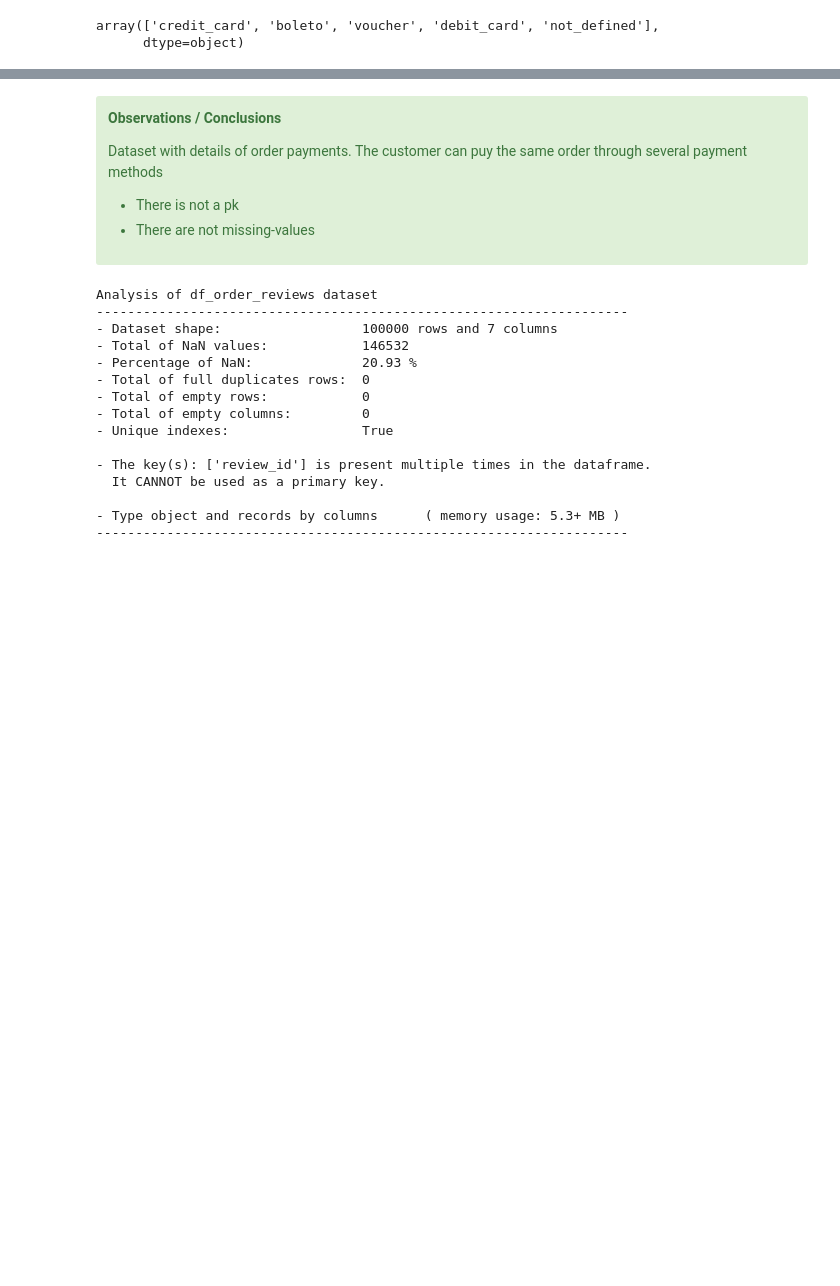
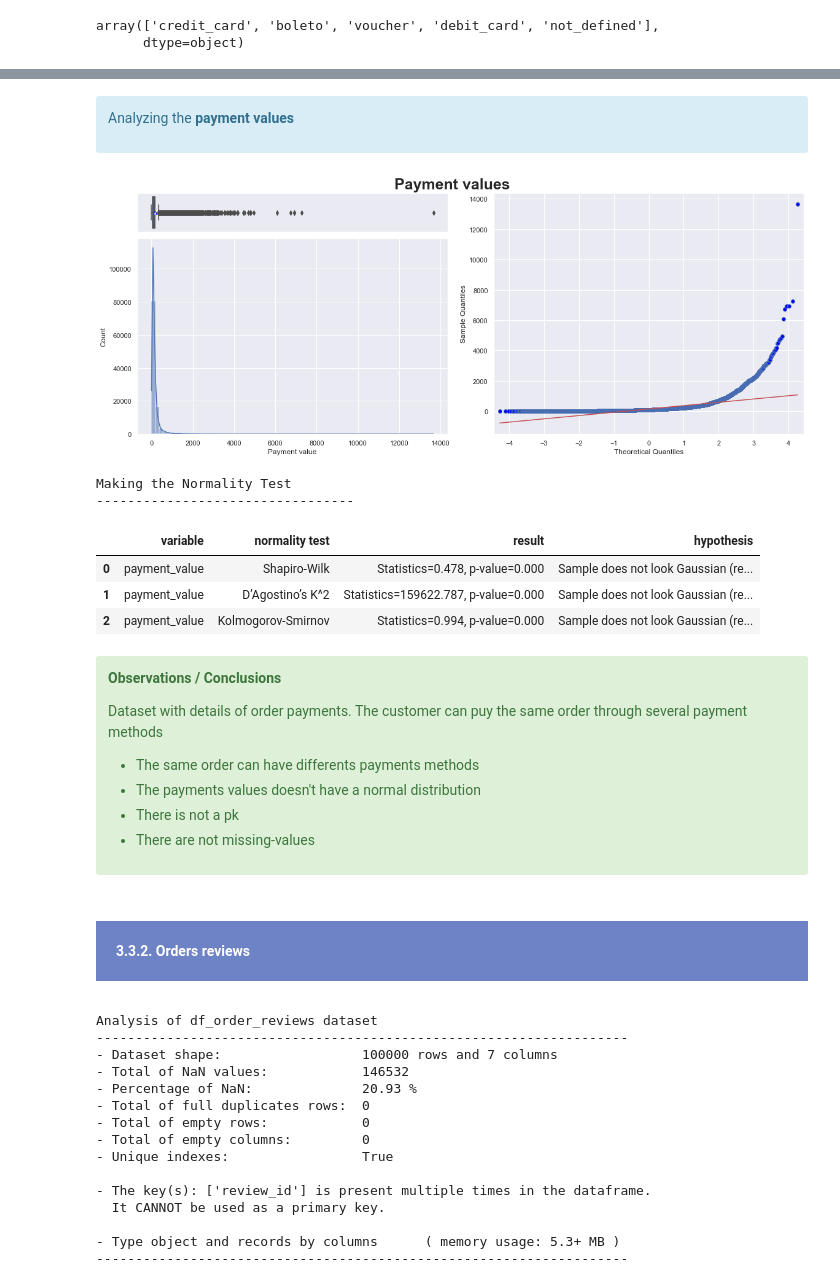
Before and after one commit to samirhinojosa/OC-P5-segment-customers-of-website, a Jupyter notebook: analysis_notebook.ipynb, the cells around one changed output, grey strips where cells are left out. Saved outputs shown, nothing was run; the diff lists cells and outputs as text; code cells hidden in the pictures; blank space fills up the shorter version.

```diff
--- a/analysis_notebook.ipynb
+++ b/analysis_notebook.ipynb
@@ -484,12 +456,60 @@ array(['credit_card', 'boleto', 'voucher', 'debit_card', 'not_defined'],
+# %% [markdown]
+<div class="alert alert-block alert-info">
+    <p>Analyzing the <b>payment values</b></p>
+</div>
+# %%
+fig = plt.figure(constrained_layout=True, figsize=[16,6])
+fig.suptitle("Payment values", size=25, fontweight="bold", y=1.05)
+spec = fig.add_gridspec(nrows=2, ncols=2, width_ratios=[1, 1], height_ratios=[1, 5])
+
+ax_box = fig.add_subplot(spec[0, 0])
+ax_hist = fig.add_subplot(spec[1, 0])
+ax_qqplot = fig.add_subplot(spec[:, 1])
+
+# Boxplot
+boxplot = sns.boxplot(data=df_order_payments, x=df_order_payments["payment_value"], showmeans=True, ax=ax_box,
+                      meanprops={"markerfacecolor":"white", "markeredgecolor":"blue"})
+ax_box.set(xlabel="", xticks=[])
+ax_box.set(yticks=[])
+boxplot.set_title("")
+
+# Histplot
+sns.histplot(data=df_order_payments, x=df_order_payments["payment_value"], bins=75,  kde=True,  ax=ax_hist)
+ax_hist.set(xlabel="Payment value")
+
+# QQplot
+qqplot(df_order_payments["payment_value"], line='s', ax=ax_qqplot)
+
+plt.savefig("images/qqplot-of-payment-values.png")
+plt.show()
+
+print("\nMaking the Normality Test")
+print("---------------------------------")
+normality_test(df_order_payments[["payment_value"]])
+print("\n")
+# %% [output]
+[figure, added]
+Making the Normality Test
+---------------------------------
+|  | variable | normality test | result | hypothesis |
+| 0 | payment_value | Shapiro-Wilk | Statistics=0.478, p-value=0.000 | Sample does not look Gaussian (re... |
+| 1 | payment_value | D’Agostino’s K^2 | Statistics=159622.787, p-value=0.000 | Sample does not look Gaussian (re... |
+| 2 | payment_value | Kolmogorov-Smirnov | Statistics=0.994, p-value=0.000 | Sample does not look Gaussian (re... |
 # %% [markdown]
 <div class="alert alert-block alert-success">
     <p><b>Observations / Conclusions</b></p>
     <p>Dataset with details of order payments. The customer can puy the same order through several  payment methods</p>
     <ul>
+        <li>The same order can have differents payments methods</li>
+        <li>The payments values doesn't have a normal distribution</li>
         <li>There is not a pk</li>
         <li>There are not missing-values</li>
     </ul>
 </div>
+# %% [markdown]
+<div style="background-color: #6D83C5;" >
+    <h4 style="margin: auto; padding: 20px; color:#fff; ">3.3.2. Orders reviews</h4>
+</div>
 # %%
 df_analysis(df_order_reviews, "df_order_reviews", columns=["review_id"], type_analysis="complete")
 # %% [output]
```
Also changed, not shown: parts of 46 cells of this notebook, 6 other files.
